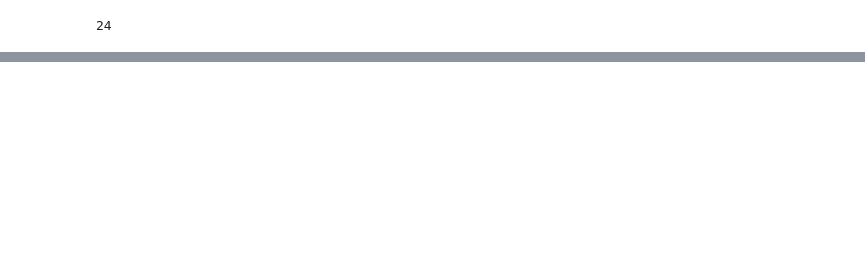
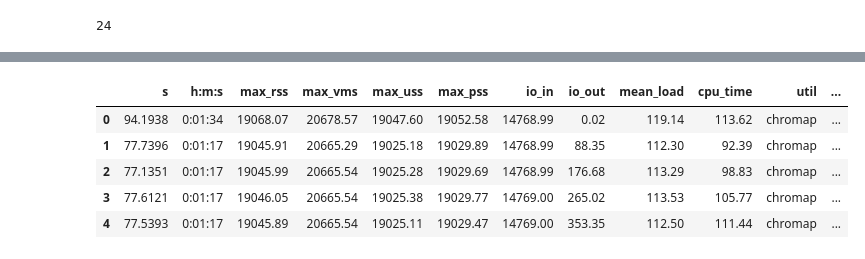
Before and after one commit to open2c/pairtools, a Jupyter notebook: doc/examples/benchmark/benchmark.ipynb, the cells around one changed output, grey strips where cells are left out. Drawn from its saved outputs; the diff is of its cells as text; code cells hidden in the pictures; blank space fills up the shorter version.

```diff
--- a/doc/examples/benchmark/benchmark.ipynb
+++ b/doc/examples/benchmark/benchmark.ipynb
@@ -374,3 +376,12 @@ labels_mod = ['Chromap', 'bwa-mem2 + pairtools', 'bwa mem + pairtools', 'Juicer'
+# %%
+df.query(f'ncores==2 and util=="chromap"')
+# %% [output]
+|  | s | h:m:s | max_rss | max_vms | max_uss | max_pss | io_in | io_out | mean_load | cpu_time | util | ... |
+| 0 | 94.1938 | 0:01:34 | 19068.07 | 20678.57 | 19047.60 | 19052.58 | 14768.99 | 0.02 | 119.14 | 113.62 | chromap | ... |
+| 1 | 77.7396 | 0:01:17 | 19045.91 | 20665.29 | 19025.18 | 19029.89 | 14768.99 | 88.35 | 112.30 | 92.39 | chromap | ... |
+| 2 | 77.1351 | 0:01:17 | 19045.99 | 20665.54 | 19025.28 | 19029.69 | 14768.99 | 176.68 | 113.29 | 98.83 | chromap | ... |
+| 3 | 77.6121 | 0:01:17 | 19046.05 | 20665.54 | 19025.38 | 19029.77 | 14769.00 | 265.02 | 113.53 | 105.77 | chromap | ... |
+| 4 | 77.5393 | 0:01:17 | 19045.89 | 20665.54 | 19025.11 | 19029.47 | 14769.00 | 353.35 | 112.50 | 111.44 | chromap | ... |
 # %%
 fig, axes = plt.subplots(nrows=1, ncols=2, sharey=True)
 
```
Also changed, not shown: parts of 8 cells of this notebook.
